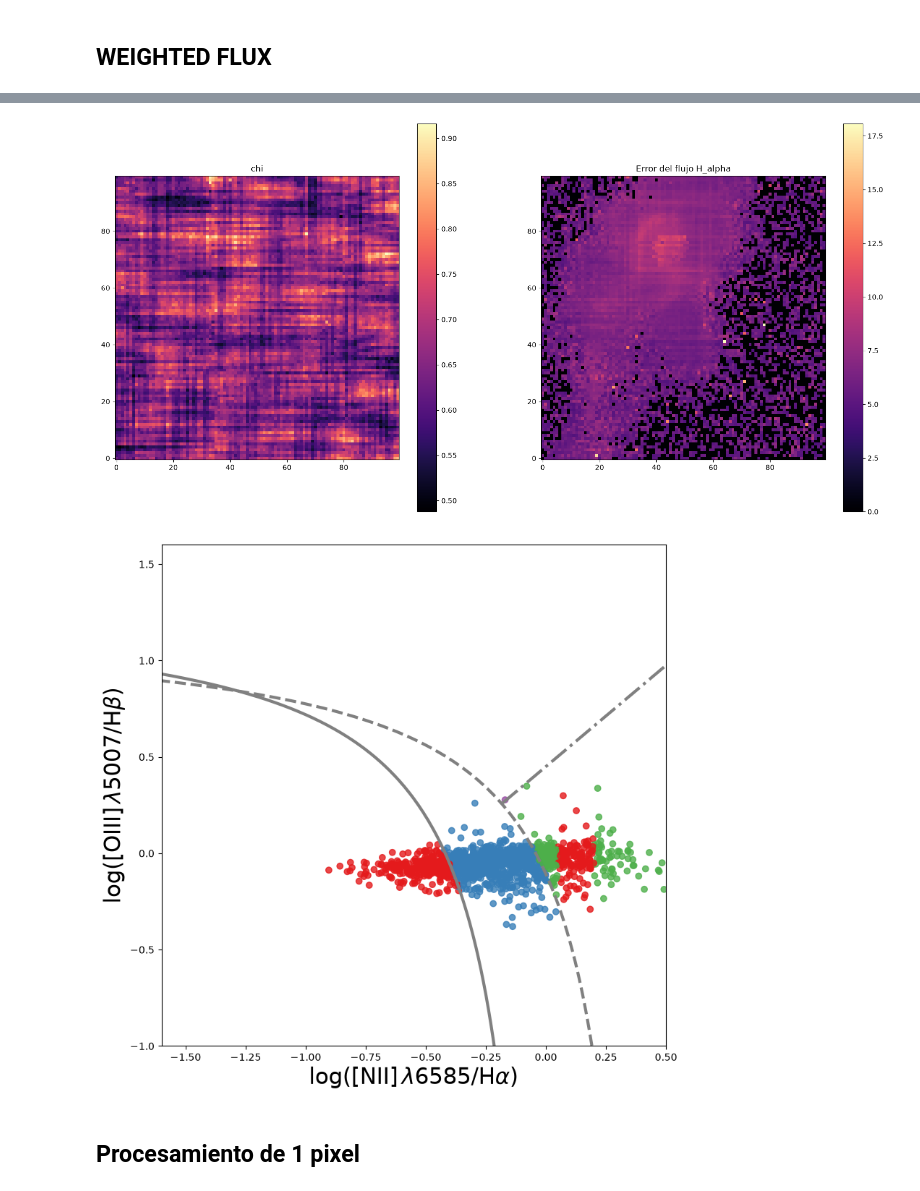
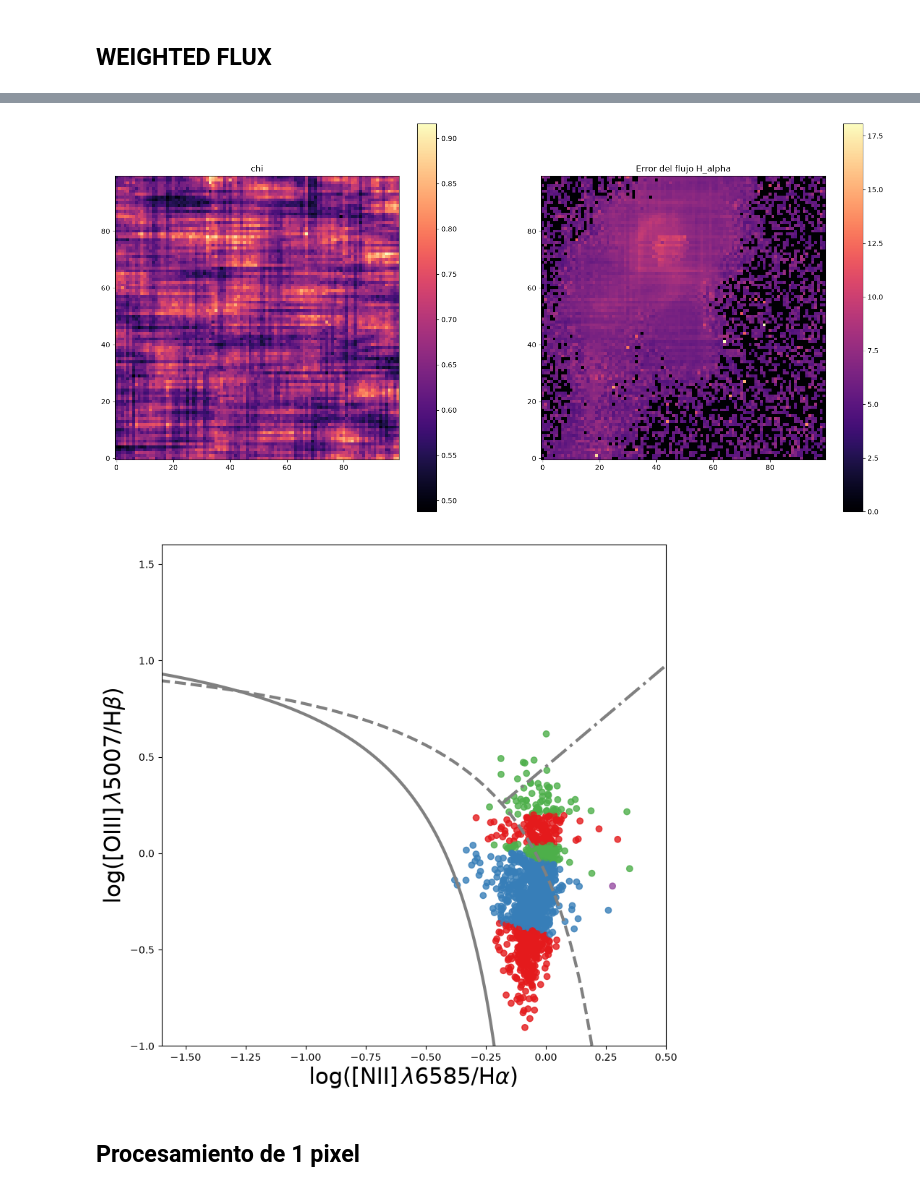
Before and after one commit to Thomas-thief/MUSE-PKS0745-ppxf, a Jupyter notebook: Abell1795_corr.ipynb, the cells around one changed output, grey strips where cells are left out. Drawn from its saved outputs; the diff is of its cells as text; code cells hidden in the pictures.

```diff
--- a/Abell1795_corr.ipynb
+++ b/Abell1795_corr.ipynb
@@ -291,35 +291,35 @@ from palettable.colorbrewer.qualitative import Set1_4 as brewermap
 from matplotlib.colors import ListedColormap
 
 select_SF = (np.log10(x)<(0.61/(np.log10(y)-0.05)+1.3)) & (np.log10(y)<0.2)
 select_inter = (np.log10(x)<(0.61/(np.log10(y)-0.47)+1.19)) & (np.log10(y)<0.2) & (select_SF==False)
 # select_liner = (np.log10(x)<(np.log10(y)+0.43)/np.cos(59*np.pi/180.0)-0.49) &        (select_SF==False) & (select_inter==False)
 # select_AGN = (np.log10(x)>(np.log10(y)+0.43)/np.cos(59*np.pi/180.0)-0.49) & (select_SF==False) & (select_inter==False)
 select_liner = (np.log10(x)<(1.05 * np.log10(y)+0.45)) & (select_SF==False) & (select_inter==False)
 select_AGN = (np.log10(x)>(1.05 * np.log10(y)+0.45)) & (select_SF==False) & (select_inter==False)
 excitation = np.zeros_like(x)
 excitation[select_SF] = 1
 excitation[select_inter] = 2
 excitation[select_liner] = 3
 excitation[select_AGN] = 4
 excitation[excitation==0.0] = np.nan
 
 cmap = ListedColormap(brewermap.mpl_colors)
 
-ax.scatter(np.log10(y),np.log10(x), cmap=cmap, c=excitation, alpha=0.8) #
+ax.scatter(np.log10(x),np.log10(y), cmap=cmap, c=excitation, alpha=0.8) #
 
 ax.plot(t,(0.61/(t-0.47)+1.19),'--',color='gray',linewidth=3,label='Kewley et al. (2001)',zorder=1)
 ax.plot(l,(0.61/(l-0.05)+1.3),'-',color='gray',linewidth=3,label='Kauffmann et al. (2003)',zorder=1)
 # ax.plot(s, s+0.43/np.cos(59*np.pi/180.0)-0.49)
 ax.plot(s, (1.05*s + 0.45),'-.',color='gray',linewidth=3,label='Schawinski et al. (2007)',zorder=1)
 ax.set_xlim([-1.6, 0.5])
 ax.set_ylim([ -1.0, 1.6])
 ax.set_ylabel(r'$\log(\mathrm{[O III]}\,\lambda 5007 / \mathrm{H}\beta)$',fontsize=22)
 ax.set_xlabel(r'$\log(\mathrm{[N II]}\,\lambda 6585 / \mathrm{H}\alpha)$',fontsize=22)
 fig.show()
 # %% [output]
 [figure]
 [figure]
-[figure, old version]
+[figure, new version]
 # %% [markdown]
 ## Procesamiento de 1 pixel
 # %%
```
Also changed, not shown: parts of 1 cell of this notebook, 3 other files.
